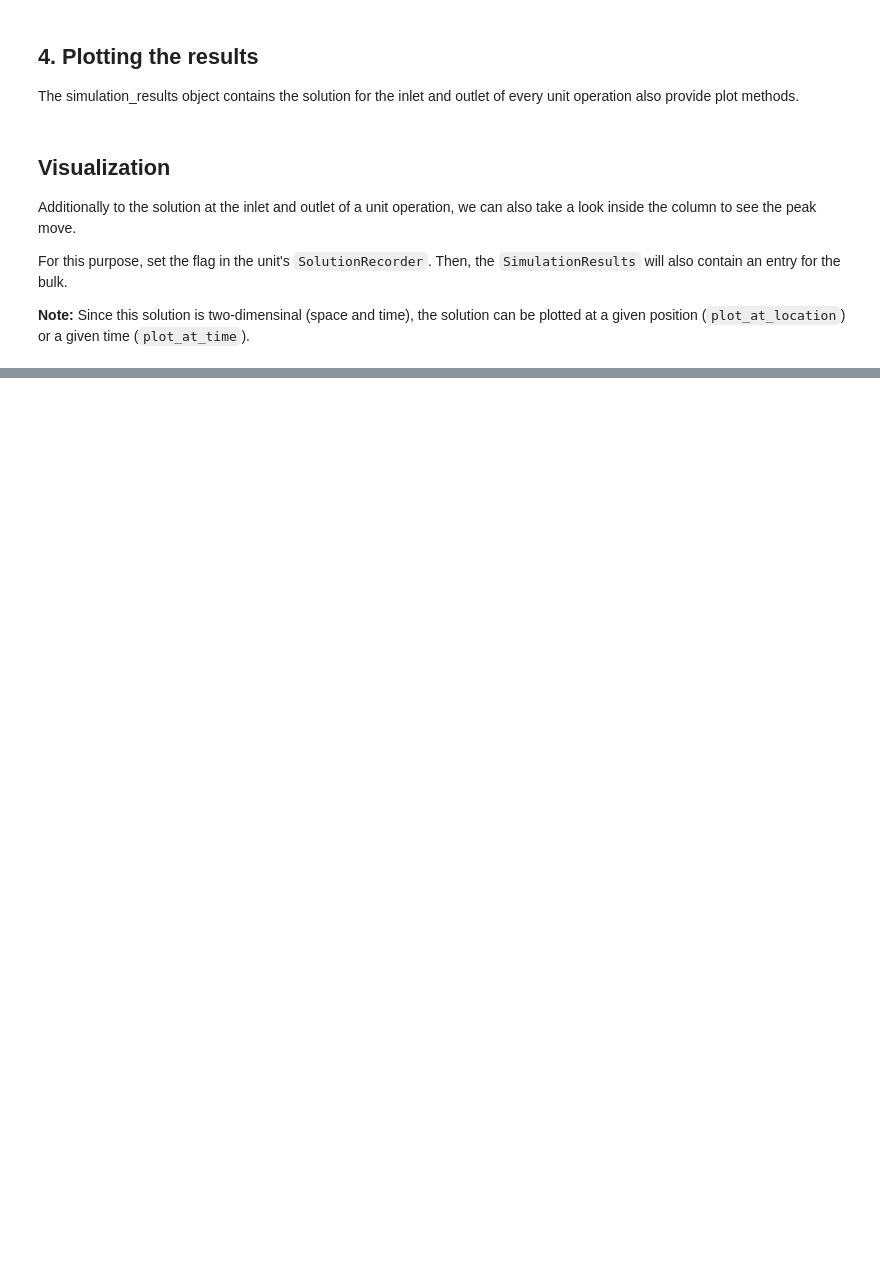
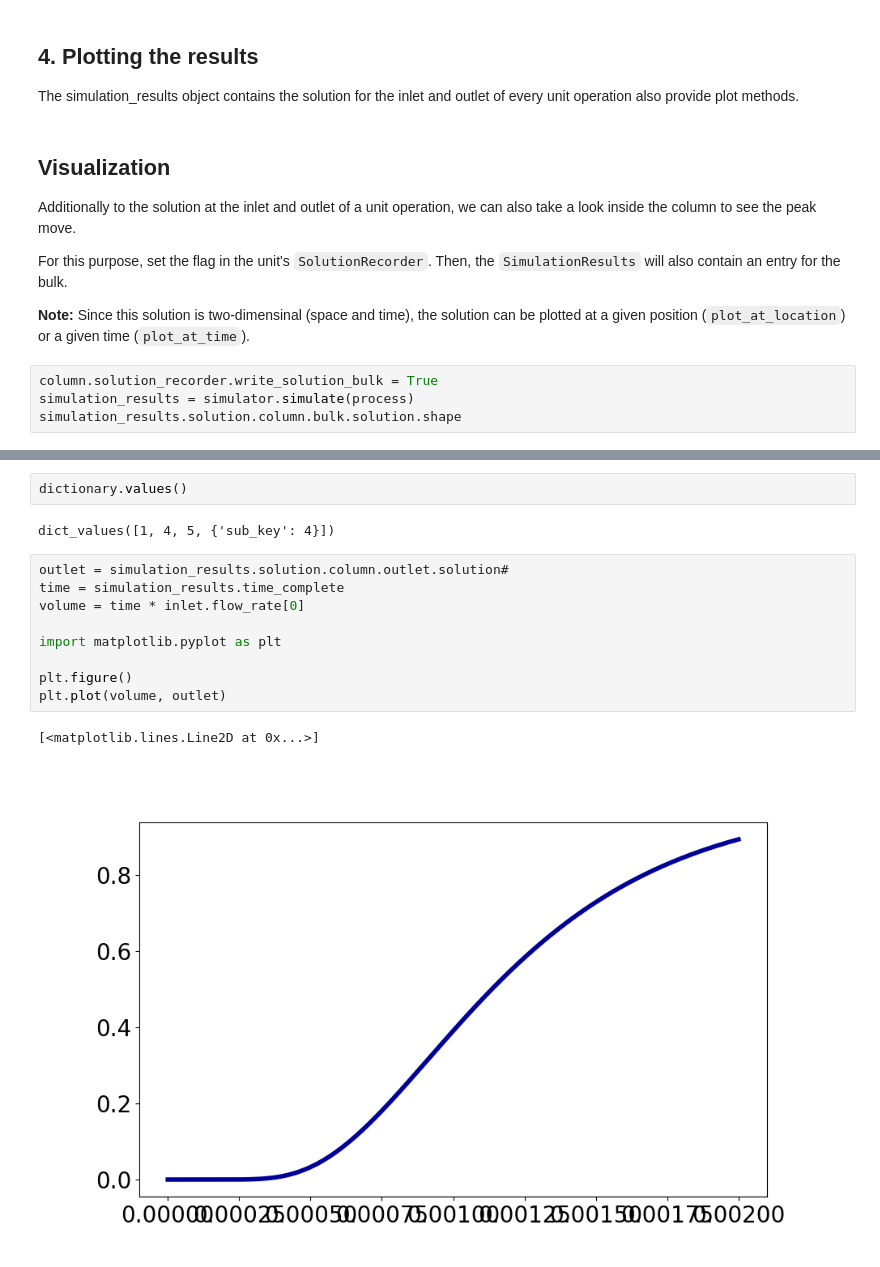
Before and after one commit to cadet/CADET-Workshop, a Jupyter notebook: 02 CADET Fundamentals/02.1 first example/02.1.1_breakthrough.ipynb, the cells around one changed output, grey strips where cells are left out. Cells and saved outputs as stored; diff of their text form; blank space fills up the shorter version.

```diff
--- a/02 CADET Fundamentals/02.1 first example/02.1.1_breakthrough.ipynb
+++ b/02 CADET Fundamentals/02.1 first example/02.1.1_breakthrough.ipynb
@@ -118,3 +180,7 @@ For this purpose, set the flag in the unit's `SolutionRecorder`.
 Then, the `SimulationResults` will also contain an entry for the bulk.
 
 **Note:** Since this solution is two-dimensinal (space and time), the solution can be plotted at a given position (`plot_at_location`) or a given time (`plot_at_time`).
+# %%
+column.solution_recorder.write_solution_bulk = True
+simulation_results = simulator.simulate(process)
+simulation_results.solution.column.bulk.solution.shape
@@ -121,3 +198,19 @@ Then, the `SimulationResults` will also contain an entry for the bulk.
+# %%
+dictionary.values()
+# %% [output]
+dict_values([1, 4, 5, {'sub_key': 4}])
+# %%
+outlet = simulation_results.solution.column.outlet.solution#
+time = simulation_results.time_complete
+volume = time * inlet.flow_rate[0]
+
+import matplotlib.pyplot as plt
+
+plt.figure()
+plt.plot(volume, outlet)
+# %% [output]
+[<matplotlib.lines.Line2D at 0x...>]
+[figure, added]
 # %%
 %matplotlib ipympl
 from ipywidgets import interact, interactive
```
Also changed, not shown: parts of 13 cells of this notebook, 10 other files.
